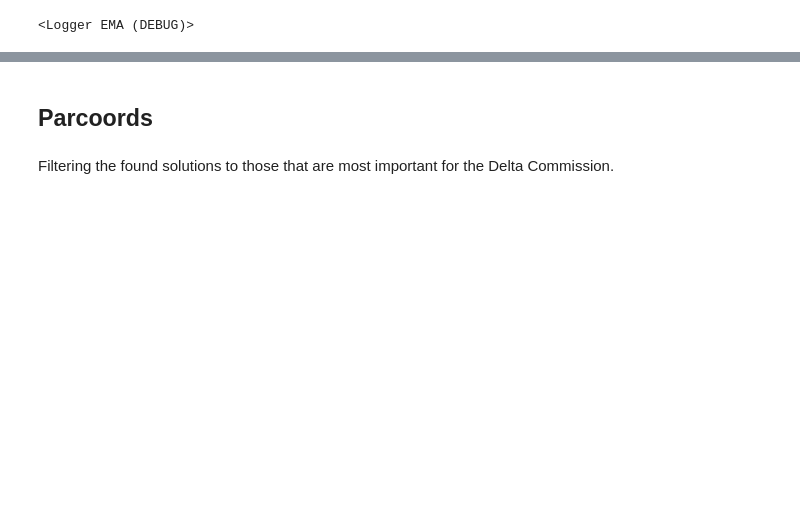
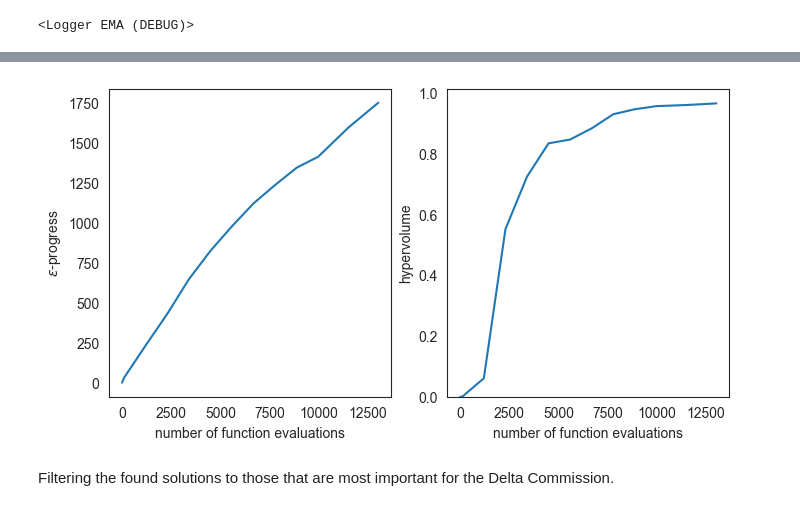
Before and after one commit to Q-Quan/MBDMGroup22, a Jupyter notebook: final assignment/MORDM_Try3b.ipynb, the cells around one changed output, grey strips where cells are left out. Cells and saved outputs as stored; diff of their text form; code cells hidden in the pictures; blank space fills up the shorter version.

```diff
--- a/final assignment/MORDM_Try3b.ipynb
+++ b/final assignment/MORDM_Try3b.ipynb
@@ -139,7 +156,7 @@ archives = ArchiveLogger.load_archives("./MORDM_Data/MORDM_HV_1.tar.gz")
 # %%
 from copy import deepcopy
 
-results_sanitized = results.copy()
+result_sanitized = optimization_result.copy()
 model_sanitized = deepcopy(model)
 
 # Here, we need to rename...
@@ -153,7 +170,7 @@ def sanitize_as_python_identifier(x):
         x = "A" + x
     return x
 
-# Reverse functions for if we need to get the labels...
+# Reverse functions for if we need to get the original labels...
 def desanitize_as_python_identifier(x):
     # Replace dots
     x = x.replace("Ç",".")
@@ -164,7 +181,7 @@ def desanitize_as_python_identifier(x):
         x = x[1:]
     return x
 
-results_sanitized.columns = [sanitize_as_python_identifier(x) for x in results.columns]
+result_sanitized.columns = [sanitize_as_python_identifier(x) for x in result_sanitized.columns]
 
 for lev in model_sanitized.levers:
     lev.name = sanitize_as_python_identifier(lev.name)
@@ -175,13 +192,14 @@ for unc in model_sanitized.uncertainties:
 for out in model_sanitized.outcomes:
     out.name = sanitize_as_python_identifier(out.name)
 # %%
-reference_set = results_sanitized
 problem = to_problem(model_sanitized, searchover="levers")
 
-hv = HypervolumeMetric(reference_set, problem)
+hv = HypervolumeMetric(result_sanitized, problem)
 
+print(f"Going over {len(archives.items())} archives...")
 hypervolume = []
-for nfe, archive in archives.items():
+for i, (nfe, archive) in enumerate(archives.items()):
+    print("Hypervolume calculate for archive #" + str(i))
     archive_sanitized = archive
     archive_sanitized.columns = [sanitize_as_python_identifier(x) for x in archive_sanitized.columns]
     the_result = (nfe, hv.calculate(archive))
@@ -192,13 +226,14 @@ hypervolume = np.asarray(hypervolume)
 # %%
+# Plot
 fig, (ax1, ax2) = plt.subplots(ncols=2, sharex=True, figsize=(8,4))
-ax1.plot(convergence.nfe, convergence.epsilon_progress)
+ax1.plot(optimization_convergence.nfe, optimization_convergence.epsilon_progress)
 ax1.set_ylabel('$\epsilon$-progress')
 ax2.plot(hypervolume[:, 0], hypervolume[:, 1])
 ax2.set_ylim(ymin=0)
 ax2.set_ylabel('hypervolume')
 
 ax1.set_xlabel('number of function evaluations')
 ax2.set_xlabel('number of function evaluations')
 plt.show()
+# %% [output]
+[figure, added]
-# %% [markdown]
-## Parcoords
```
Also changed, not shown: parts of 21 cells of this notebook.
